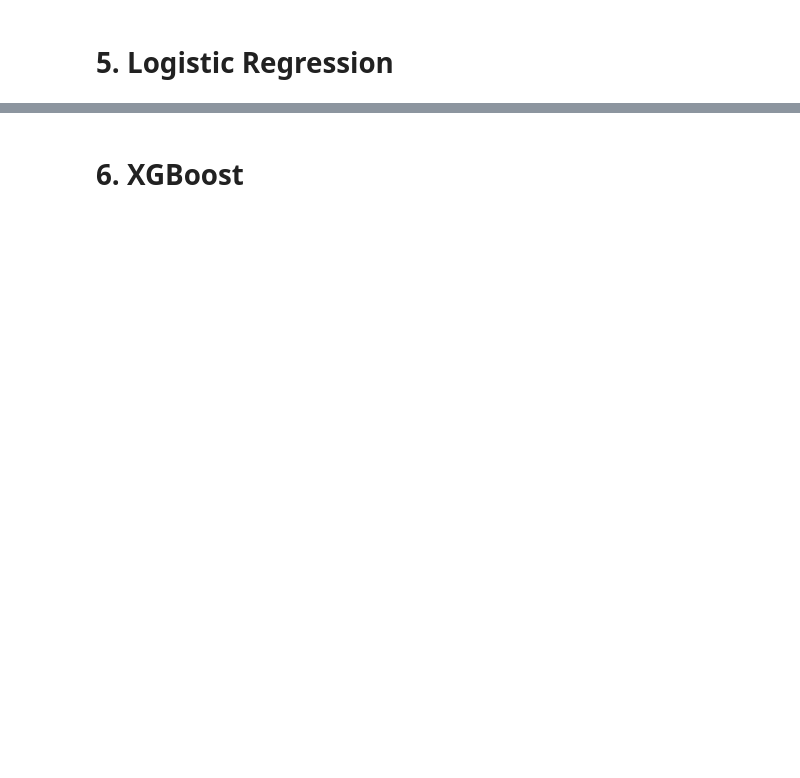
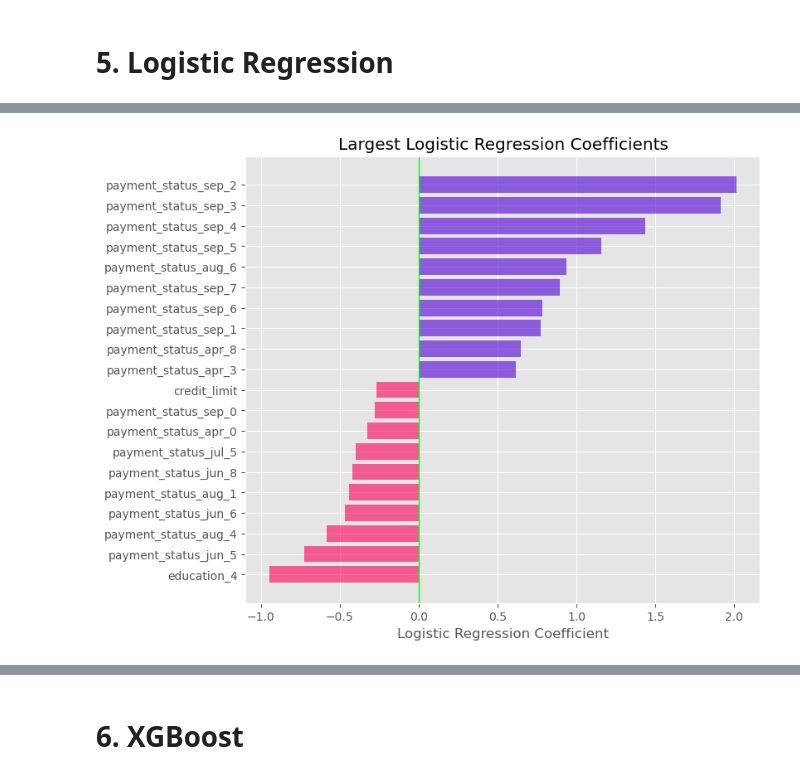
Before and after one commit to gferripc/credit_risk_scoring, a Jupyter notebook: credit_risk_scoring.ipynb, the cells around one changed output, grey strips where cells are left out. Cells and saved outputs as stored; diff of their text form; code cells hidden in the pictures; blank space fills up the shorter version.

```diff
--- a/credit_risk_scoring.ipynb
+++ b/credit_risk_scoring.ipynb
@@ -524,0 +840,31 @@ plt.show()
+# %%
+coef_df["odds_ratio"] = np.exp(coef_df["coefficient"])
+
+coef_df["feature"] = (
+    coef_df["feature"]
+    .str.replace("categorical__", "", regex=False)
+    .str.replace("numerical__", "", regex=False)
+)
+# %%
+important_coef = pd.concat([
+    coef_df.head(10),
+    coef_df.tail(10)
+])
+
+fig, ax = plt.subplots(figsize=(8, 7))
+
+ax.barh(
+    important_coef["feature"],
+    important_coef["coefficient"],
+    color=np.where(important_coef["coefficient"] > 0, "#4f00d6", "#FA005C"),
+    alpha=0.6
+)
+
+ax.axvline(0, linewidth=1, color='lime')
+
+ax.set_xlabel("Logistic Regression Coefficient")
+ax.set_title("Largest Logistic Regression Coefficients")
+
+plt.show()
+# %% [output]
+[figure, added]
```
Also changed, not shown: parts of 89 cells of this notebook.
